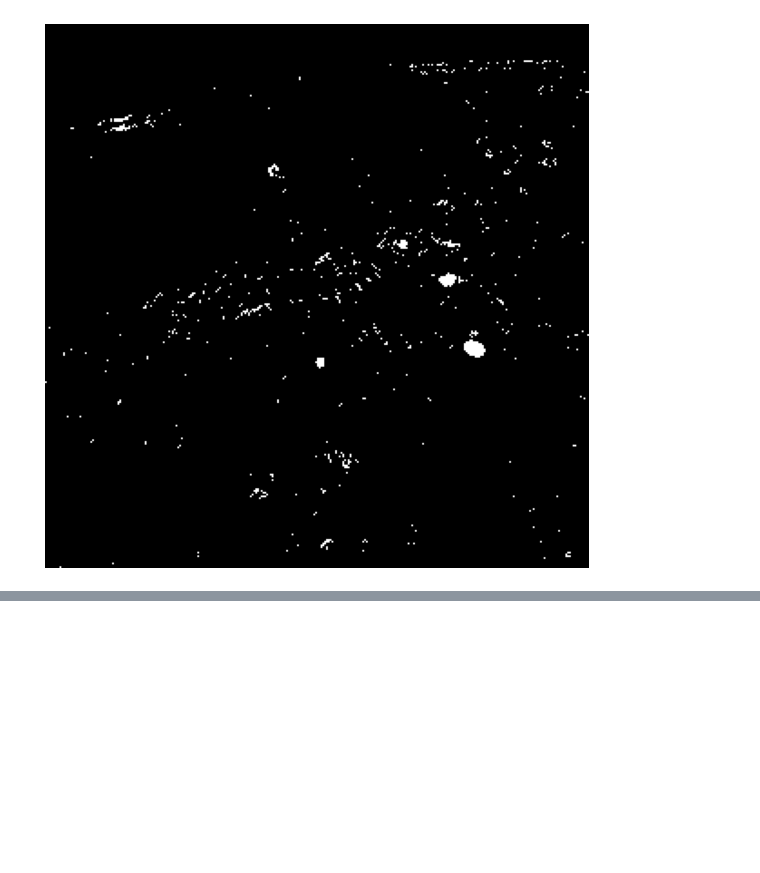
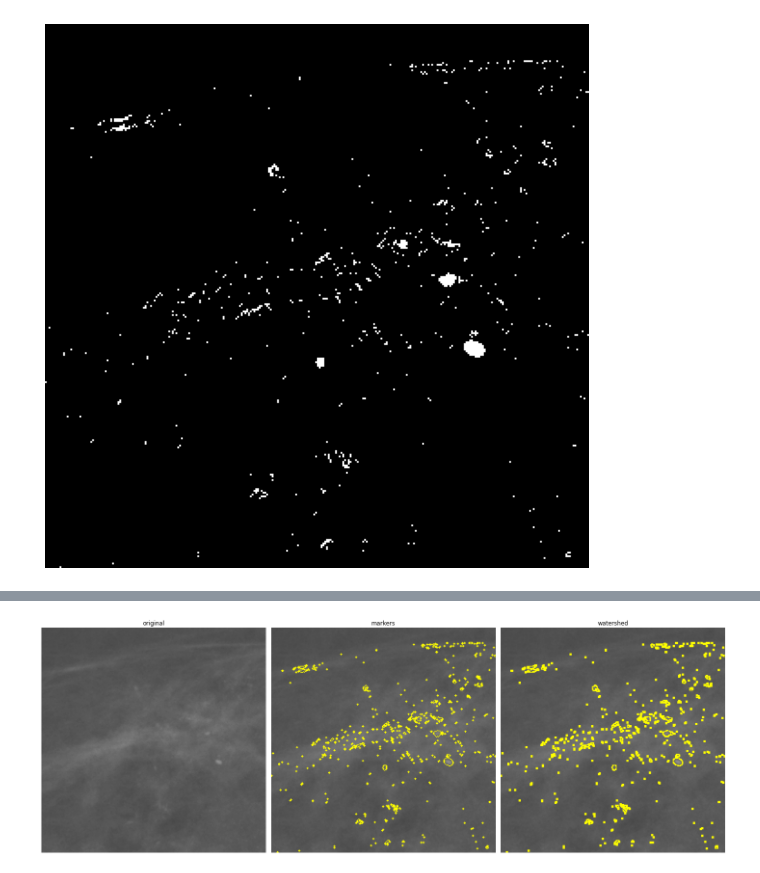
Before and after one commit to brunomgoes/image-code, a Jupyter notebook: cod_segm_2.ipynb, the cells around one changed output, grey strips where cells are left out. Cells and saved outputs as stored; diff of their text form; code cells hidden in the pictures; blank space fills up the shorter version.

```diff
--- a/cod_segm_2.ipynb
+++ b/cod_segm_2.ipynb
@@ -115,0 +137,15 @@ plt.axis('off')
+# %%
+fig, ax = plt.subplots(nrows=1,ncols=3, figsize=(20,15))
+ax[0].imshow(img*4095, cmap='gray', vmin=0, vmax=4095)
+ax[0].axis('off')
+ax[0].set_title('original')
+ax[1].imshow(segmentation.mark_boundaries(img, m_labels))
+ax[1].axis('off')
+ax[1].set_title('markers')
+ax[2].imshow(segmentation.mark_boundaries(img, r_watershed))
+ax[2].axis('off')
+ax[2].set_title('watershed')
+plt.tight_layout()
+plt.show()
+# %% [output]
+[figure, added]
```
Also changed, not shown: parts of 4 cells of this notebook, 4 other files.
